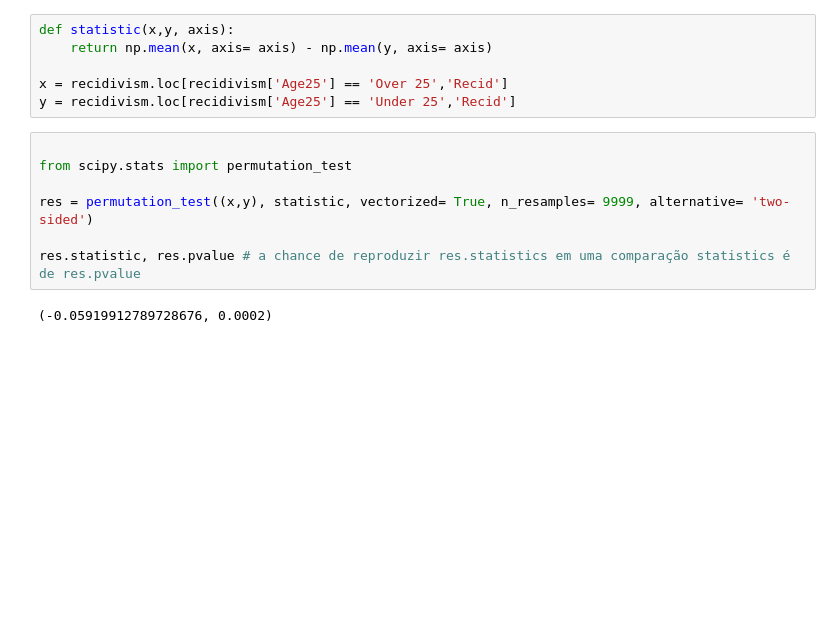
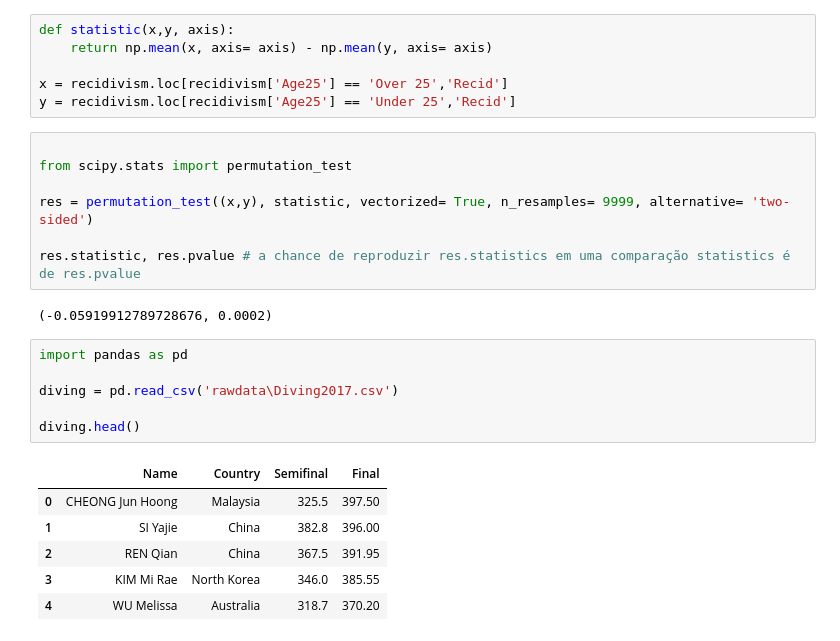
Before and after one commit to eduardo-kt/matstats_resampling_python, a Jupyter notebook: ch03_permutation.ipynb, the cells around one changed output. Saved outputs shown, nothing was run; the diff lists cells and outputs as text; blank space fills up the shorter version.

Commit message:
dados diving2017.csv e teste de permutação pareado

```diff
--- a/ch03_permutation.ipynb
+++ b/ch03_permutation.ipynb
@@ -124,3 +124,16 @@ res = permutation_test((x,y), statistic, vectorized= True, n_resamples= 9999, al
 res.statistic, res.pvalue # a chance de reproduzir res.statistics em uma comparação statistics é de res.pvalue
 # %% [output]
 (-0.05919912789728676, 0.0002)
+# %%
+import pandas as pd
+
+diving = pd.read_csv('rawdata\Diving2017.csv')
+
+diving.head()
+# %% [output]
+|  | Name | Country | Semifinal | Final |
+| 0 | CHEONG Jun Hoong | Malaysia | 325.5 | 397.50 |
+| 1 | SI Yajie | China | 382.8 | 396.00 |
+| 2 | REN Qian | China | 367.5 | 391.95 |
+| 3 | KIM Mi Rae | North Korea | 346.0 | 385.55 |
+| 4 | WU Melissa | Australia | 318.7 | 370.20 |
```
Also changed, not shown: parts of 2 cells of this notebook, 1 other file.
